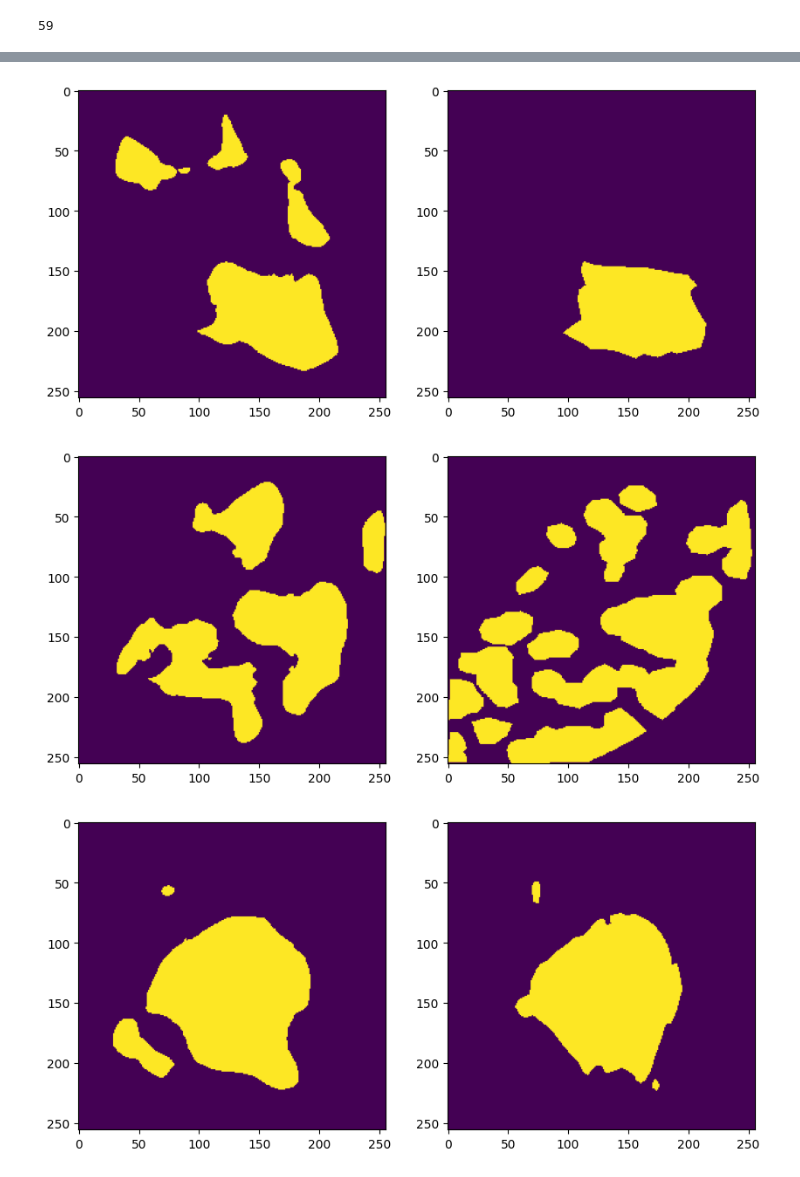
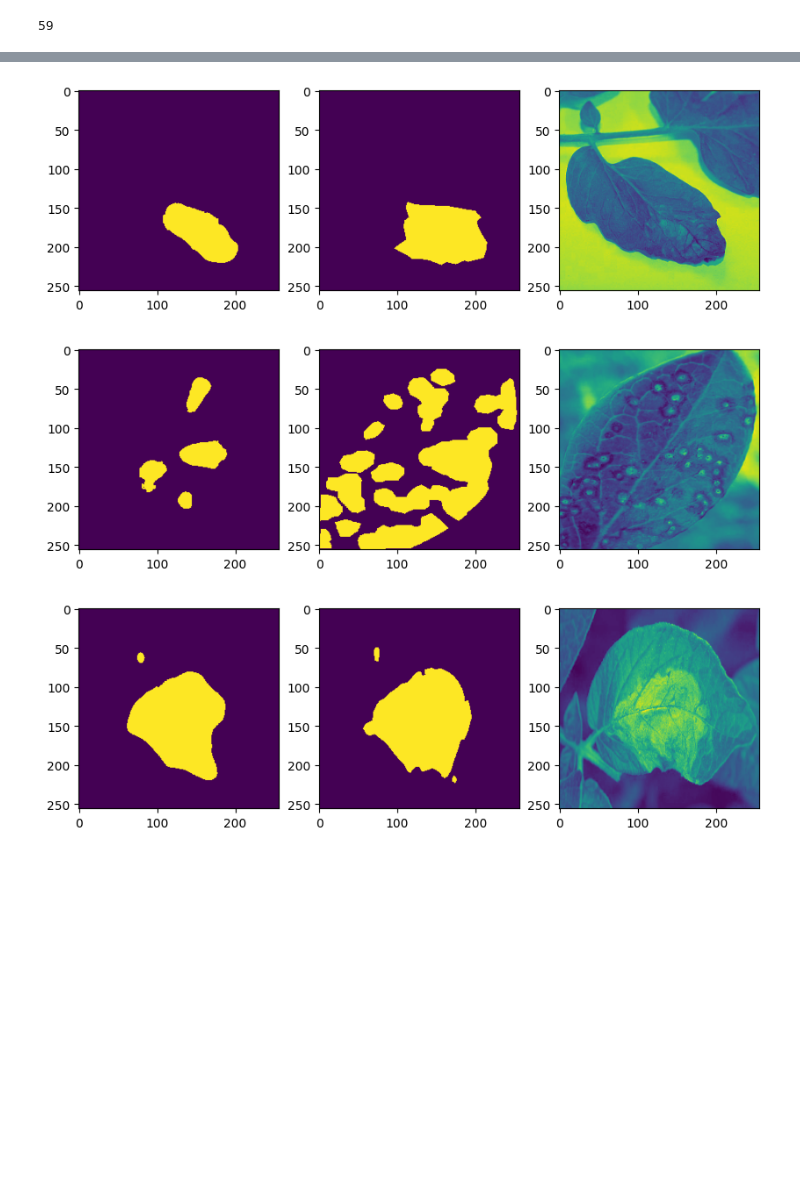
Before and after one commit to depresssed-kid/leaf_segmentation, a Jupyter notebook: leaf_segm_unet.ipynb, the cells around one changed output, grey strips where cells are left out. Drawn from its saved outputs; the diff is of its cells as text; code cells hidden in the pictures; blank space fills up the shorter version.

```diff
--- a/leaf_segm_unet.ipynb
+++ b/leaf_segm_unet.ipynb
@@ -50,7 +72,7 @@ aug_data = False
 masks = []
 images = []
 
-for num_img in range(len_im):
+for num_img in tqdm(range(len_im)):
   number_str = str(num_img)
   num_zeros = 5 - len(number_str)
   cur_num = "0"*num_zeros +number_str
@@ -289,16 +311,18 @@ def check_accuracy(loader, model, device="cuda"):
             dice_score += (2 * (preds * mask).sum()) / (
                 (preds + mask).sum() + 1e-7
             )
-
+    acc = num_correct/num_pixels
+    final_dice = dice_score/len(loader)
     print(
-        f"Got {num_correct}/{num_pixels} with pixel accuracy {num_correct/num_pixels*100:.2f}"
+        f"Got {num_correct}/{num_pixels} with pixel accuracy {acc:.2f}"
     )
-    print(f"Dice score: {dice_score/len(loader)*100:.2f}")
-    return num_correct/num_pixels
+    print(f"Dice score: {final_dice:.2f}")
+    return acc , 1-final_dice
 # %%
 unet = UNet(enc_chs=(3,64,128,256,512,1024), dec_chs=(1024, 512, 256, 128, 64), num_class=1, retain_dim=True, out_sz=(256,256)).to(device)
 
-criterion = nn.BCEWithLogitsLoss(pos_weight=pos_weight.to(device))
+# criterion = nn.BCEWithLogitsLoss(pos_weight=pos_weight.to(device))
+criterion = smp.losses.DiceLoss(mode= 'binary')
 optimizer = optim.Adam(unet.parameters(), lr=learning_rate)
 scheduler = ReduceLROnPlateau(optimizer, 'min',patience=7)
 
@@ -316,7 +340,7 @@ train_accuracies = []
 for epoch in range(num_epochs):
     unet.train()
     running_loss = 0.0
-    for i, (images, labels) in enumerate(train_dataloader):
+    for  (images, labels) in tqdm(train_dataloader):
         images = images.to(device)
         labels = labels.to(device)
         outputs = unet(images)
@@ -330,12 +354,13 @@ for epoch in range(num_epochs):
 
     print(scheduler.get_last_lr())
     unet.eval()
-    val_loss = check_accuracy(val_dataloader, unet, device=device)
+    acc, val_loss = check_accuracy(val_dataloader, unet, device=device)
     scheduler.step(val_loss)
 
 
 
     if val_loss < best_loss:
+        torch.save(unet,'best_model.pth')
         best_loss = val_loss
         patience_counter = 0
     else:
@@ -366,20 +391,22 @@ Dice score: 51.61
 # %%
+unet = torch.load('best_model.pth',weights_only=False)
 for (images, masks) in test_dataloader:
         images = images.to(device)
 
         outputs = unet(images)
         outputs = torch.sigmoid(outputs)
         outputs = (outputs > 0.5).float()
 
         outputs = outputs.to('cpu').detach().numpy()
-
-        fig, axs = plt.subplots(1, 2, figsize=(10, 10))
+        images = images.to('cpu').detach().numpy()
+        fig, axs = plt.subplots(1, 3, figsize=(10, 10))
 
 
         axs[0].imshow(outputs[0][0])
         axs[1].imshow(masks[0][0])
+        axs[2].imshow(images[0][0])
         plt.show()
 # %% [output]
-[figure, old version]
+[figure, new version]
-[figure, old version]
+[figure, new version]
-[figure, old version]
+[figure, new version]
```
Also changed, not shown: parts of 5 cells of this notebook.
